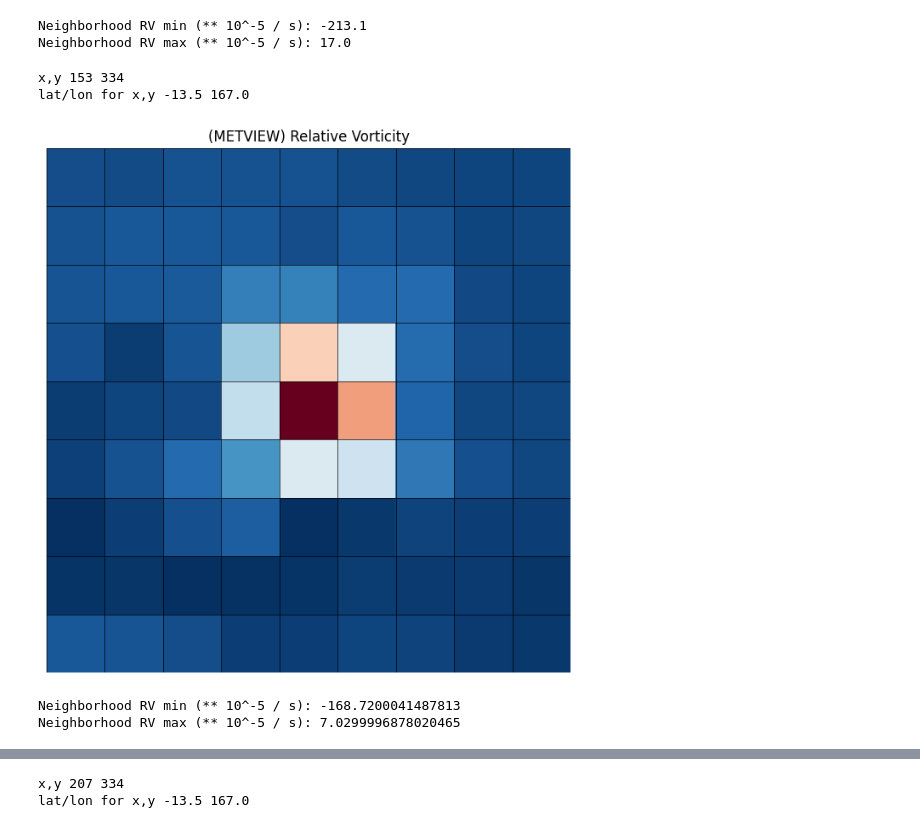
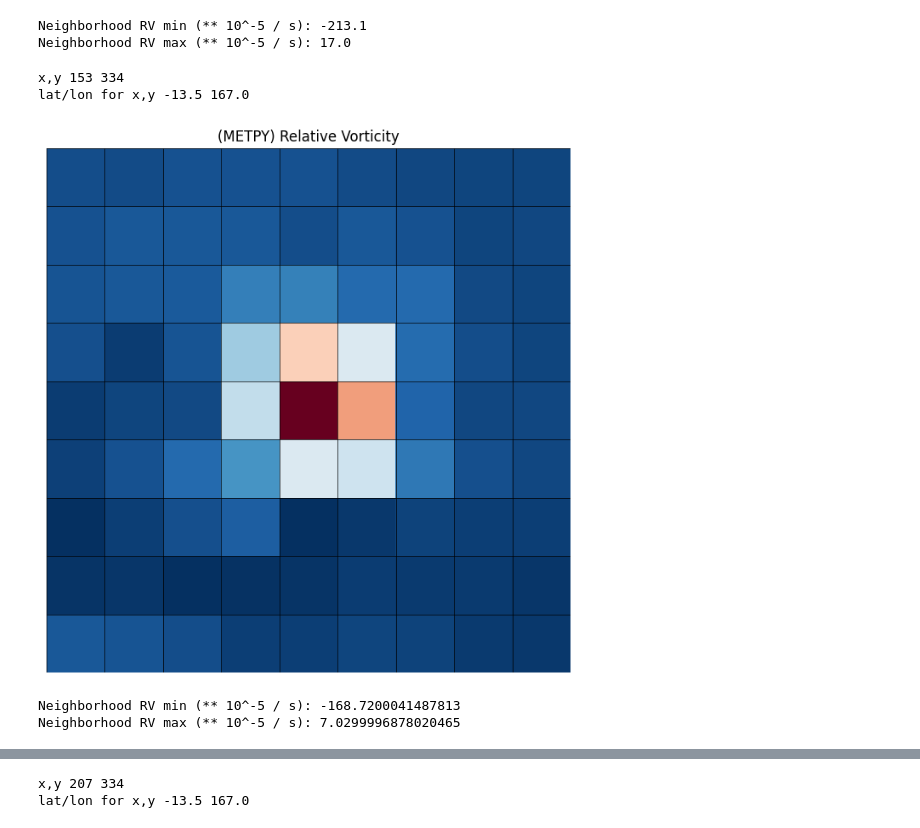
Before and after one commit to JRPdata/cyclone_genesis, a Jupyter notebook: cyclone-genesis.ipynb, the cells around one changed output, grey strips where cells are left out. Drawn from its saved outputs; the diff is of its cells as text; code cells hidden in the pictures.

```diff
--- a/cyclone-genesis.ipynb
+++ b/cyclone-genesis.ipynb
@@ -2004,16 +2102,11 @@ grb = pygrib.open(grbu_path)[1]
 lats,lons = grb.latlons()
 res = grb['iDirectionIncrementInDegrees']
 
-ug = mv.read(grbu_path)
-vg = mv.read(grbv_path)
+ufs = mv.read(grbu_path)
+vfs = mv.read(grbv_path)
 
-xu = ug.to_dataset()
-xv = vg.to_dataset()
-vort_fieldset = mv.vorticity(xu,xv)
-
-vort_850 = vort_fieldset.to_dataset()['vo'].to_masked_array()
+vort_850 = calculate_vorticity(ufs, vfs)
 masked_vort_850 = vort_850
-
 x = int((1/res)*(90-lat))
 y = int((1/res)*(0+lon))
 
@@ -2119,34 +2212,34 @@ print('lat/lon for x,y', lats[x][y], lons[x,y])
 
 neighborhood_size = calculate_neighborhood_size(2, res)
 
 #rv = masked_vort_850.filled()[0]
 rv = vort_850
 # Extract the neighborhood for the current candidate
 x_min = x - neighborhood_size
 x_max = x + neighborhood_size + 1
 y_min = y - neighborhood_size
 y_max = y + neighborhood_size + 1
 
 in_bounds = ((x_min >= 0) and
     (x_max <= rv.shape[0]) and
     (y_min >= 0) and
     (y_max <= rv.shape[1]))
 
 if in_bounds:
     # the normal case (not edges of array)
     neighborhood = rv[x_min:x_max, y_min:y_max]
 else:
     # handle indices at the boundaries
     neighborhood = extract_2d_neighborhood(rv, (x, y), neighborhood_size)
 
 #create_image(neighborhood, 'Positive | Negative Relative Vorticity')
-create_image(neighborhood, '(METVIEW) Relative Vorticity', rv_to_sign = False)
+create_image(neighborhood, '(METPY) Relative Vorticity', rv_to_sign = False)
 # GEMPAK yields: -168.72 (precision in grib set to 5 digits)
 print("Neighborhood RV min (** 10^-5 / s):", neighborhood.min() * np.power(10.0,5))
 print("Neighborhood RV max (** 10^-5 / s):", neighborhood.max() * np.power(10.0,5))
 # %% [output]
 x,y 153 334
 lat/lon for x,y -13.5 167.0
-[figure, old version]
+[figure, new version]
 Neighborhood RV min (** 10^-5 / s): -168.7200041487813
 Neighborhood RV max (** 10^-5 / s): 7.0299996878020465
```
Also changed, not shown: parts of 9 cells of this notebook.
